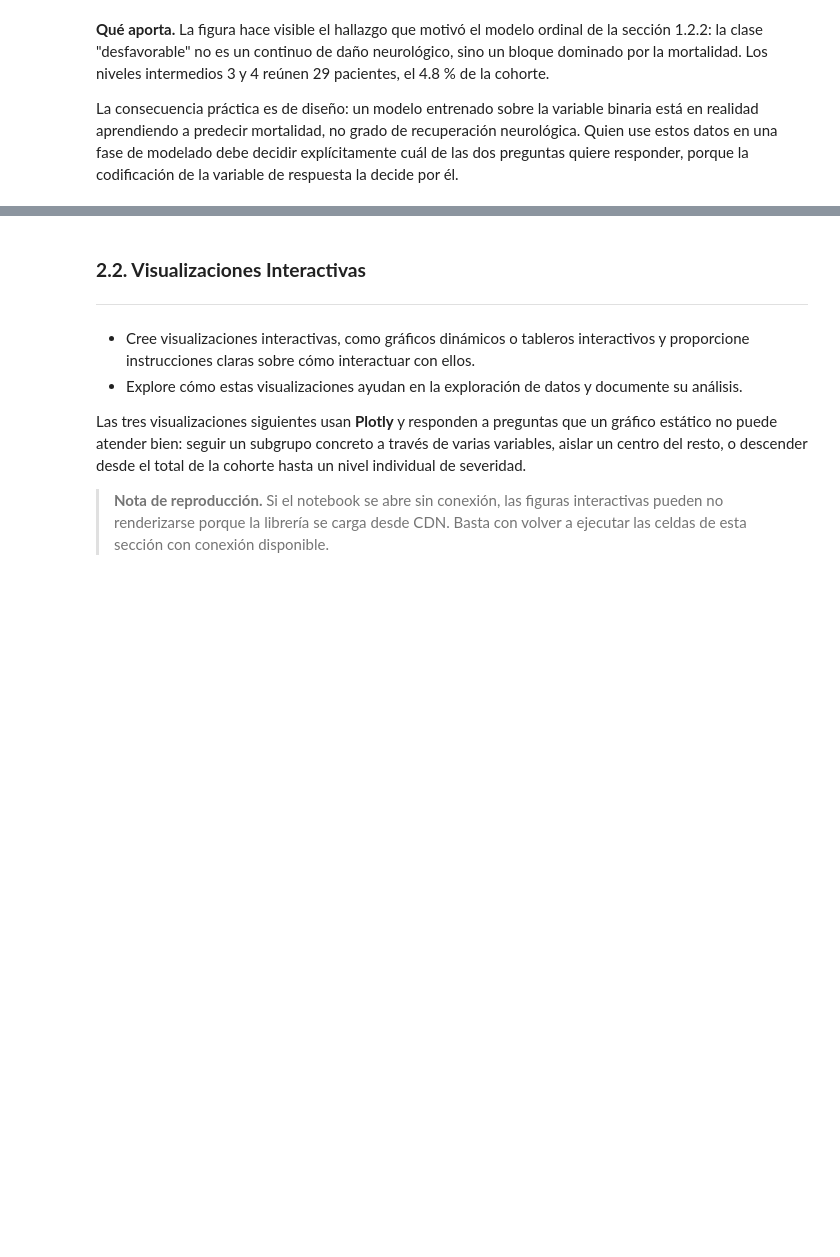
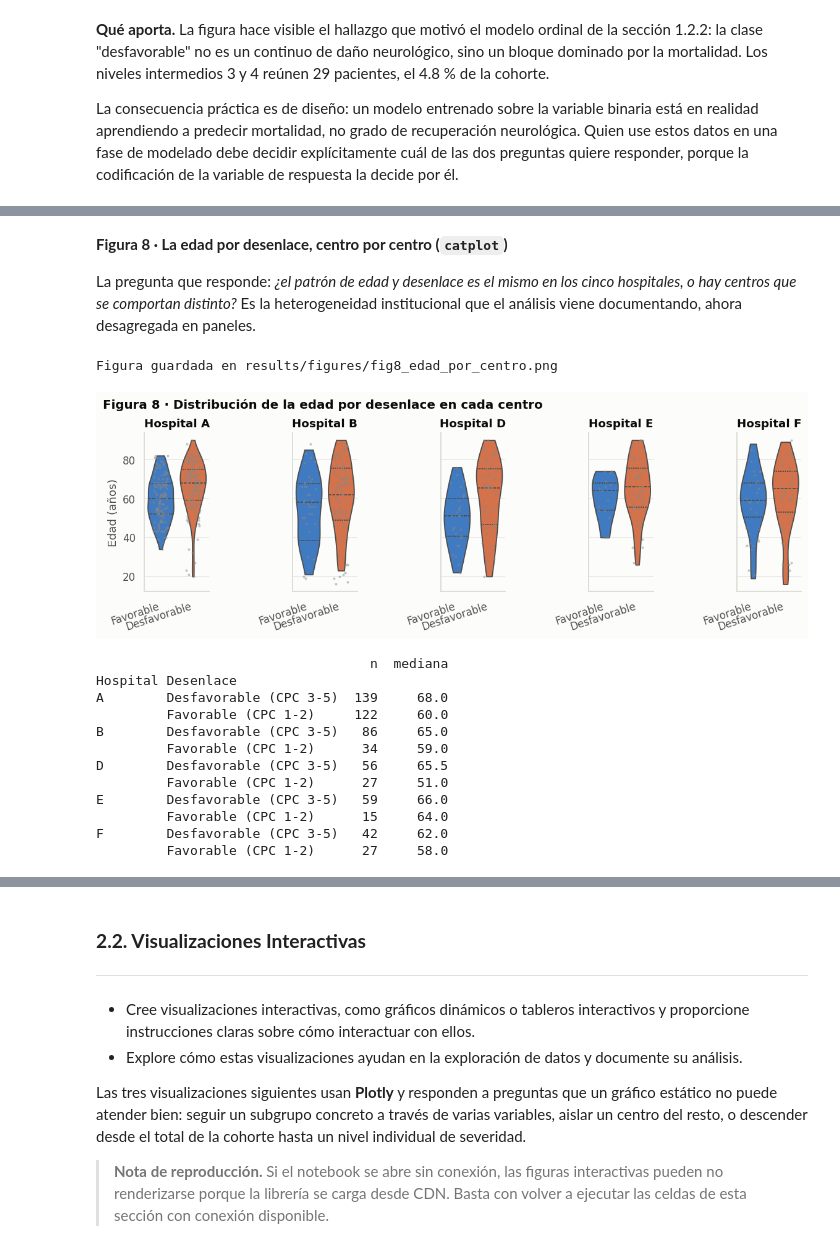
Before and after one commit to AlejandraJaramillo19/mlda-project_, a Jupyter notebook: notebooks/04_data_analysis/04_data_analysis.ipynb, the cells around one changed output, grey strips where cells are left out. Saved outputs shown, nothing was run; the diff lists cells and outputs as text; code cells hidden in the pictures; blank space fills up the shorter version.

```diff
--- a/notebooks/04_data_analysis/04_data_analysis.ipynb
+++ b/notebooks/04_data_analysis/04_data_analysis.ipynb
@@ -1439,0 +1850,40 @@ La consecuencia práctica es de diseño: un modelo entrenado sobre la variable b
+# %% [markdown]
+**Figura 8 · La edad por desenlace, centro por centro (`catplot`)**
+
+La pregunta que responde: *¿el patrón de edad y desenlace es el mismo en los cinco hospitales, o hay centros que se comportan distinto?* Es la heterogeneidad institucional que el análisis viene documentando, ahora desagregada en paneles.
+# %%
+g = sns.catplot(
+    data=sns_df, x="Desenlace", y="Age", col="Hospital",
+    kind="violin", palette=PALETA_ETIQUETAS, hue="Desenlace",
+    inner="quartile", cut=0, linewidth=1.2, legend=False,
+    height=3.6, aspect=0.62, col_order=sorted(sns_df["Hospital"].unique()),
+)
+g.map_dataframe(sns.stripplot, x="Desenlace", y="Age", color=TINTA_3,
+                size=2.6, alpha=0.5, jitter=0.22)
+g.set_titles("Hospital {col_name}", fontweight="bold")
+g.set_axis_labels("", "Edad (años)")
+g.set_xticklabels(["Favorable", "Desfavorable"], rotation=18, ha="right")
+g.figure.suptitle("Figura 8 · Distribución de la edad por desenlace en cada centro",
+                  x=0.01, ha="left", fontsize=13, fontweight="bold")
+g.figure.subplots_adjust(top=0.84)
+guardar(g.figure, "fig8_edad_por_centro")
+plt.show()
+
+resumen_centro = (sns_df.groupby(["Hospital", "Desenlace"], observed=True)["Age"]
+                  .agg(n="size", mediana="median").round(1))
+print(resumen_centro.to_string())
+# %% [output]
+Figura guardada en results/figures/fig8_edad_por_centro.png
+[figure, added]
+                                   n  mediana
+Hospital Desenlace
+A        Desfavorable (CPC 3-5)  139     68.0
+         Favorable (CPC 1-2)     122     60.0
+B        Desfavorable (CPC 3-5)   86     65.0
+         Favorable (CPC 1-2)      34     59.0
+D        Desfavorable (CPC 3-5)   56     65.5
+         Favorable (CPC 1-2)      27     51.0
+E        Desfavorable (CPC 3-5)   59     66.0
+         Favorable (CPC 1-2)      15     64.0
+F        Desfavorable (CPC 3-5)   42     62.0
+         Favorable (CPC 1-2)      27     58.0
```
Also changed, not shown: parts of 31 cells of this notebook.
